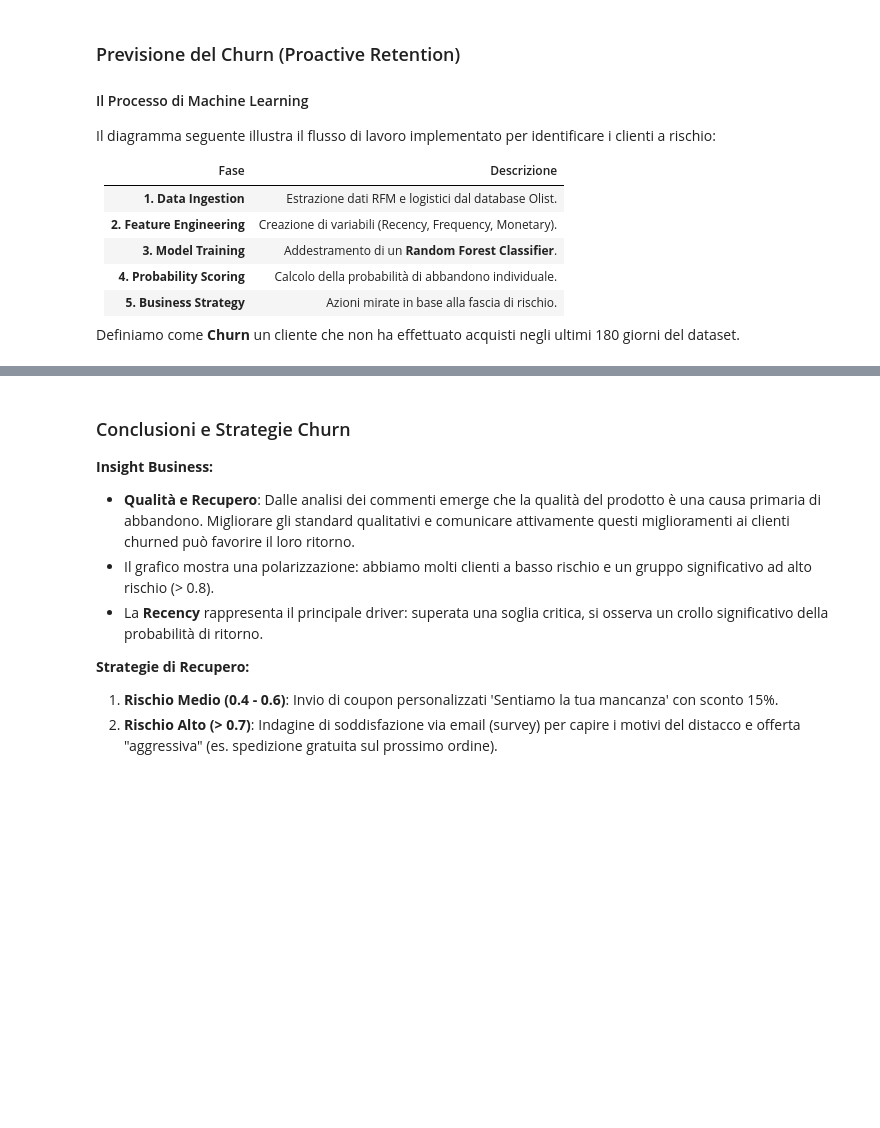
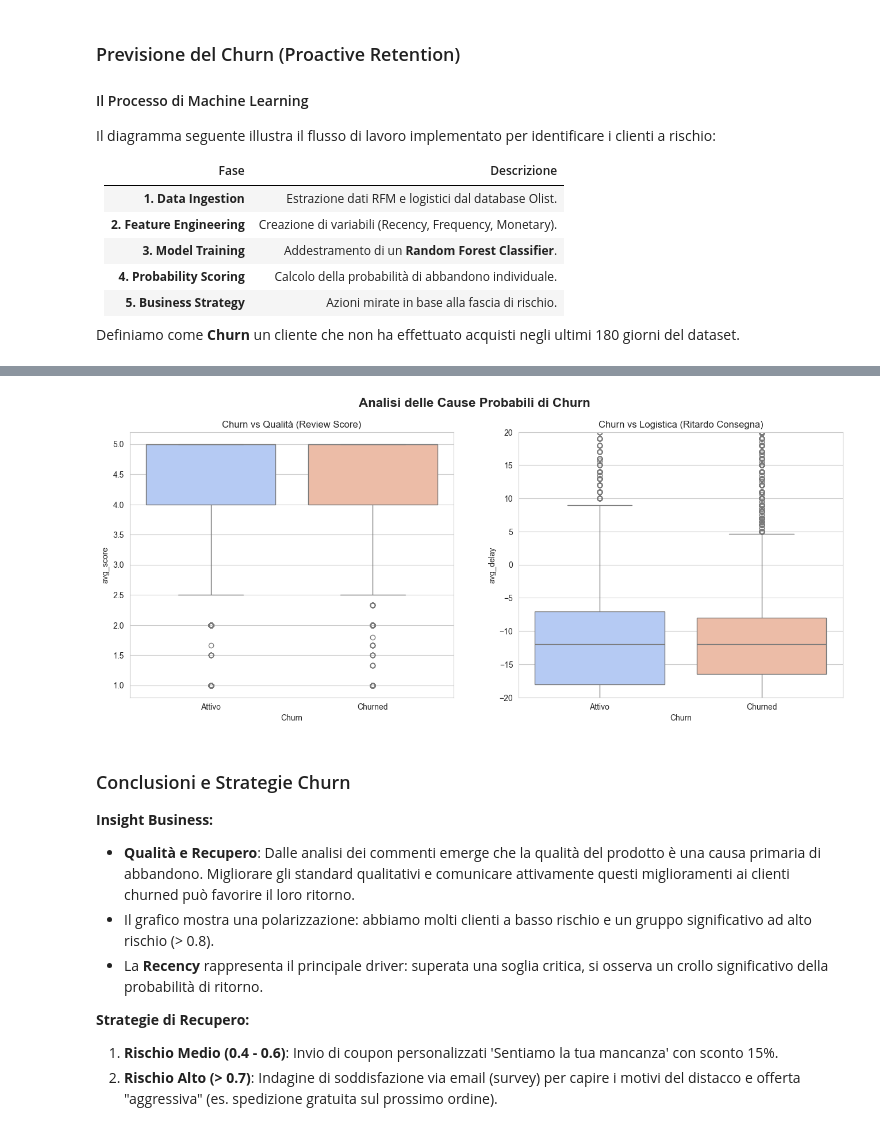
Before and after one commit to EricaZampella/portfolio_ecommerce, a Jupyter notebook: Portfolio_Olist_Analysis.ipynb, the cells around one changed output, grey strips where cells are left out. Drawn from its saved outputs; the diff is of its cells as text; code cells hidden in the pictures; blank space fills up the shorter version.

```diff
--- a/Portfolio_Olist_Analysis.ipynb
+++ b/Portfolio_Olist_Analysis.ipynb
@@ -294,36 +310,36 @@ plt.show()
 # %%
 # Correlazione tra Churn e Driver (Qualità e Logistica)
 query_reasons = """
 SELECT
     c.customer_unique_id,
     AVG(r.review_score) as avg_score,
     AVG(DATEDIFF(o.order_delivered_customer_date, o.order_estimated_delivery_date)) as avg_delay
 FROM customers c
 JOIN orders o ON c.customer_id = o.customer_id
 LEFT JOIN order_reviews r ON o.order_id = r.order_id
 WHERE o.order_status = 'delivered'
 GROUP BY c.customer_unique_id;
 """
 df_reasons = pd.read_sql(query_reasons, engine)
 df_analysis = rfm.merge(df_reasons, on='customer_unique_id', how='left')
 
 fig, ax = plt.subplots(1, 2, figsize=(16, 6))
 
-sns.boxplot(data=df_analysis, x='Churn', y='avg_score', ax=ax[0], hue='Churn', legend=False, palette='coolwarm')
+sns.boxplot(data=df_analysis, x='Churn', y='avg_score', ax=ax[0], hue='Churn', palette='coolwarm', legend=False)
 ax[0].set_title('Churn vs Qualità (Review Score)')
-    ax[0].set_xticks(range(2))
-  ax[0].set_xticks([0, 1])
+ax[0].set_xticks([0, 1])
 ax[0].set_xticklabels(['Attivo', 'Churned'])
 
-sns.boxplot(data=df_analysis, x='Churn', y='avg_delay', ax=ax[1], hue='Churn', legend=False, palette='coolwarm')
+sns.boxplot(data=df_analysis, x='Churn', y='avg_delay', ax=ax[1], hue='Churn', palette='coolwarm', legend=False)
 ax[1].set_title('Churn vs Logistica (Ritardo Consegna)')
-    ax[1].set_xticks(range(2))
-  ax[1].set_xticks([0, 1])
+ax[1].set_xticks([0, 1])
 ax[1].set_xticklabels(['Attivo', 'Churned'])
 ax[1].set_ylim(-20, 20)
 
 plt.suptitle('Analisi delle Cause Probabili di Churn', fontsize=16, fontweight='bold')
 plt.show()
+# %% [output]
+[figure, added]
 # %% [markdown]
 ### Conclusioni e Strategie Churn
 
```
Also changed, not shown: parts of 11 cells of this notebook.
